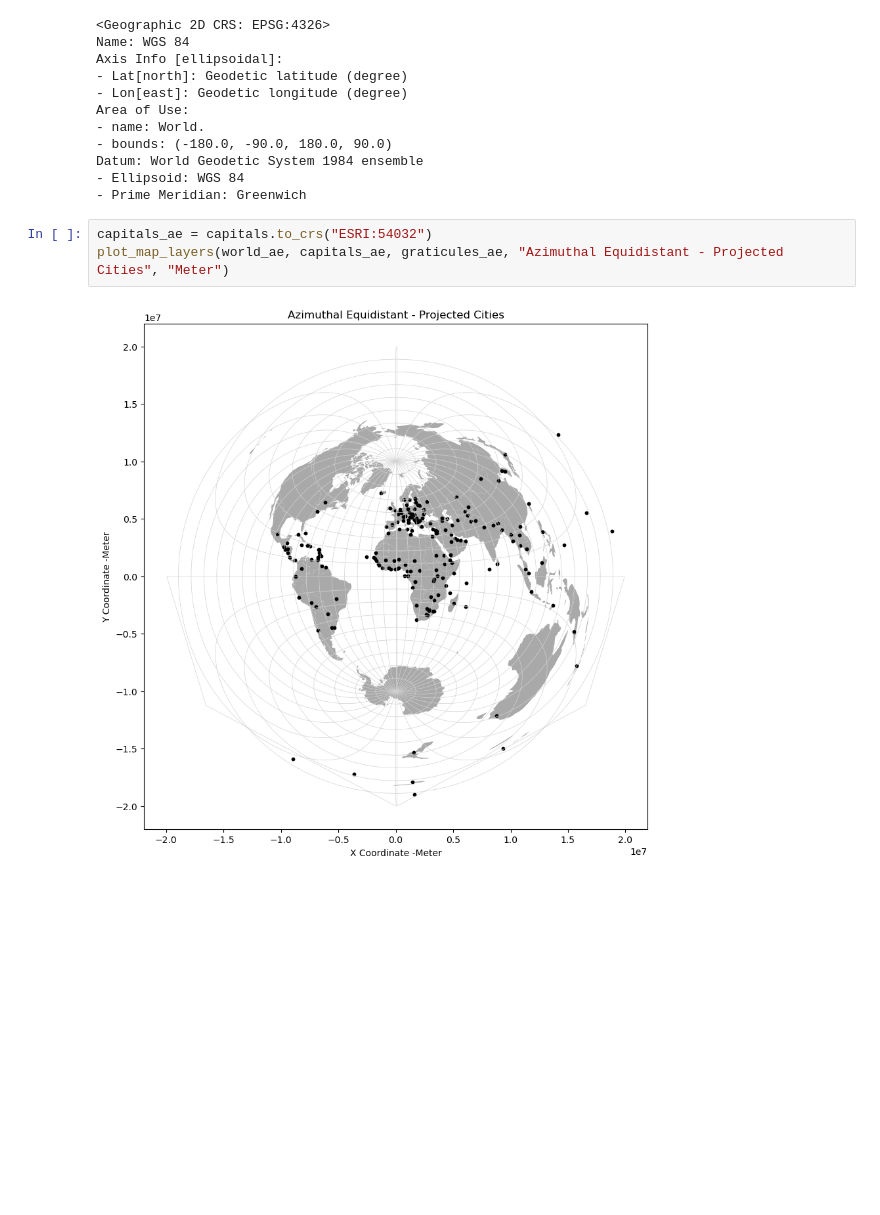
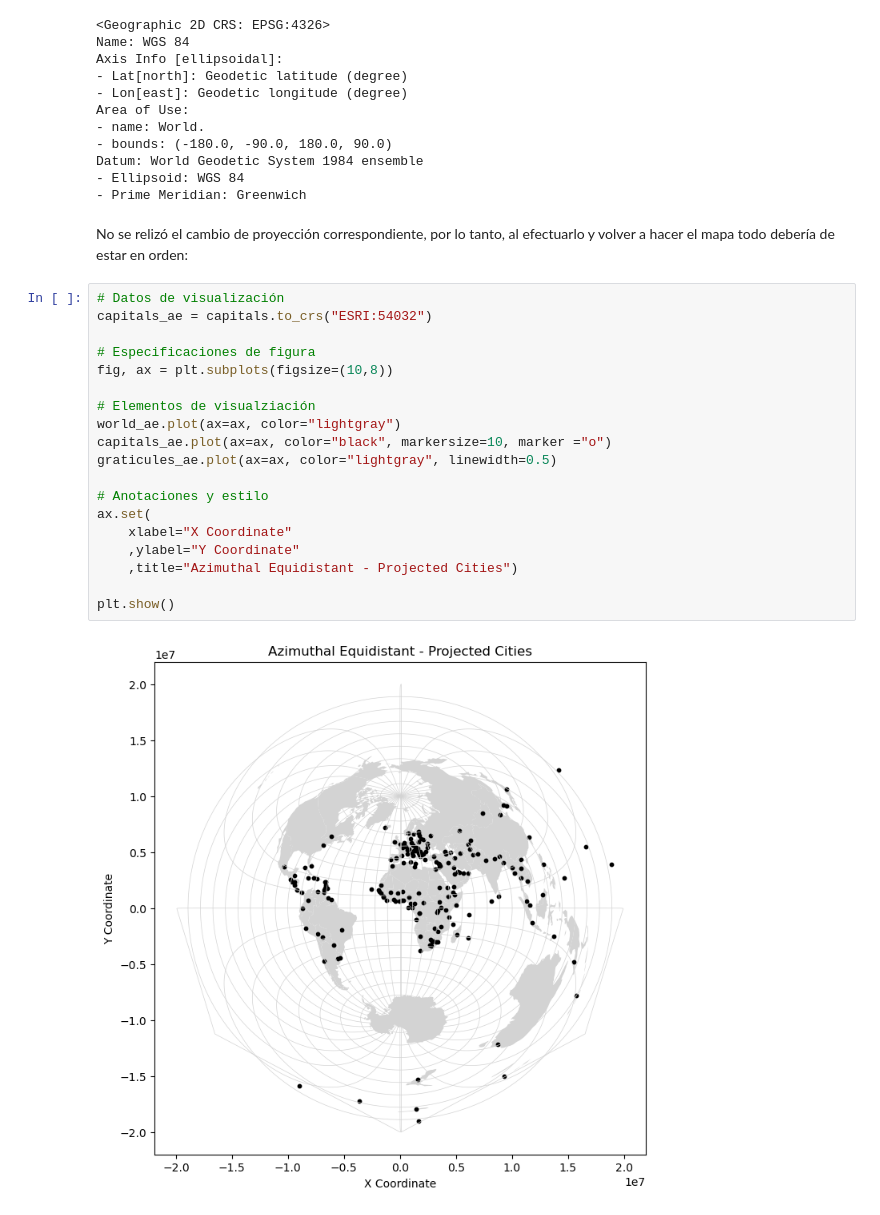
Before and after one commit to CAMM961001/geospatial_data_science, a Jupyter notebook: Chapter03/gcs_pcs.ipynb, the cells around one changed output. Drawn from its saved outputs; the diff is of its cells as text; blank space fills up the shorter version.

```diff
--- a/Chapter03/gcs_pcs.ipynb
+++ b/Chapter03/gcs_pcs.ipynb
@@ -239,8 +279,26 @@ Area of Use:
 Datum: World Geodetic System 1984 ensemble
 - Ellipsoid: WGS 84
 - Prime Meridian: Greenwich
-# %%
-capitals_ae = capitals.to_crs("ESRI:54032")
-plot_map_layers(world_ae, capitals_ae, graticules_ae, "Azimuthal Equidistant - Projected Cities", "Meter")
-# %% [output]
-[figure, removed]
+# %% [markdown]
+No se relizó el cambio de proyección correspondiente, por lo tanto, al efectuarlo y volver a hacer el mapa todo debería de estar en orden:
+# %%
+# Datos de visualización
+capitals_ae = capitals.to_crs("ESRI:54032")
+
+# Especificaciones de figura
+fig, ax = plt.subplots(figsize=(10,8))
+
+# Elementos de visualziación
+world_ae.plot(ax=ax, color="lightgray")
+capitals_ae.plot(ax=ax, color="black", markersize=10, marker ="o")
+graticules_ae.plot(ax=ax, color="lightgray", linewidth=0.5)
+
+# Anotaciones y estilo
+ax.set(
+    xlabel="X Coordinate"
+    ,ylabel="Y Coordinate"
+    ,title="Azimuthal Equidistant - Projected Cities")
+
+plt.show()
+# %% [output]
+[figure, added]
```
Also changed, not shown: parts of 20 cells of this notebook.
